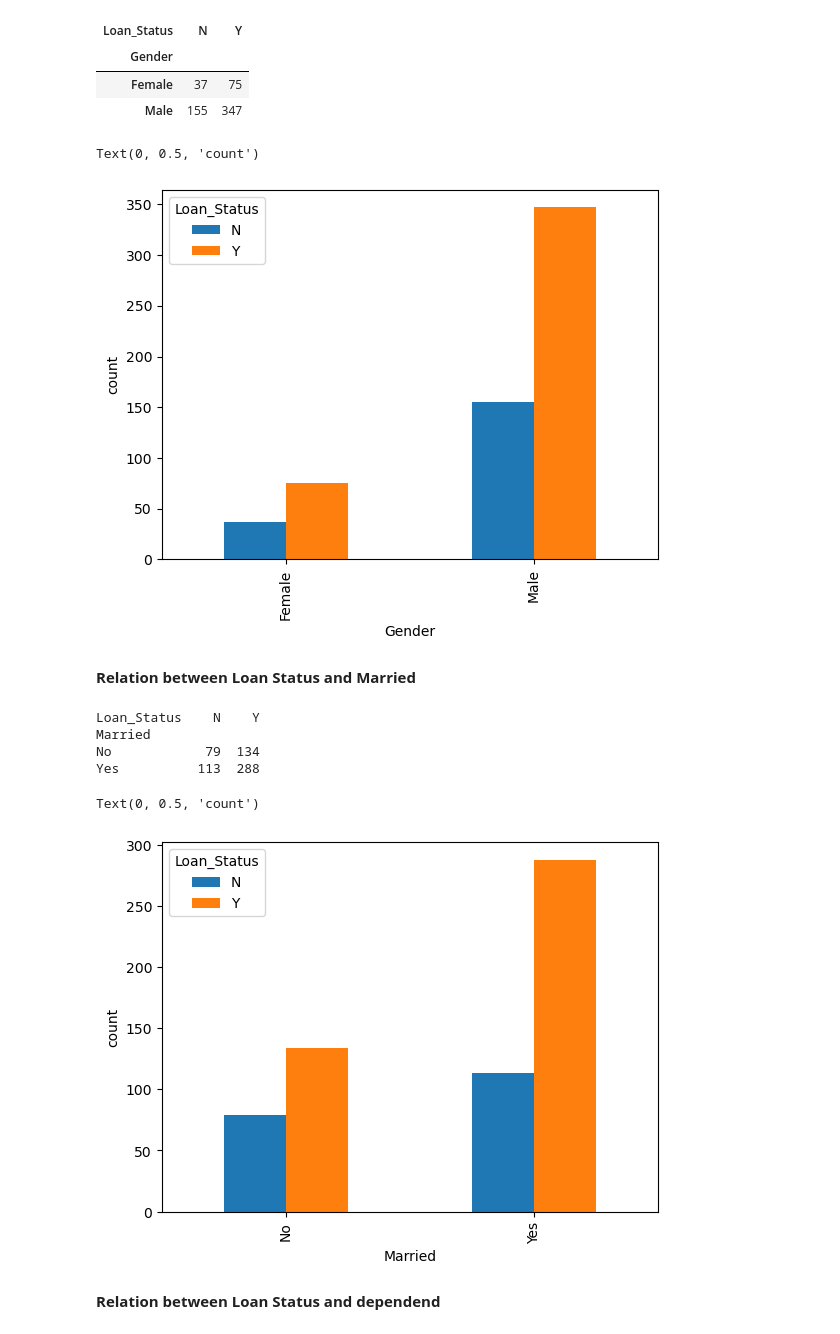
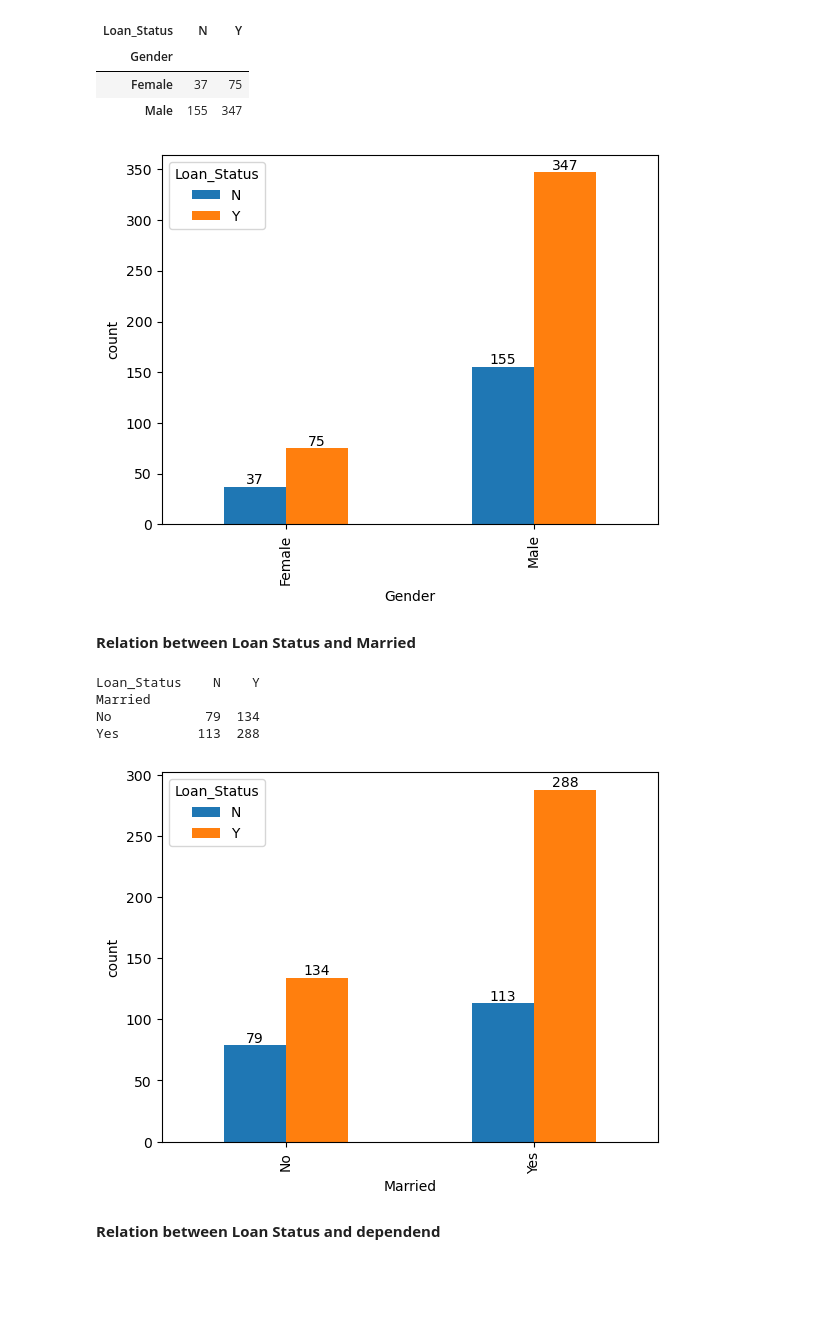
Before and after one commit to pankaj7322/Loan-Prediction, a Jupyter notebook: loan_prediction.ipynb, the cells around one changed output. Saved outputs shown, nothing was run; the diff lists cells and outputs as text; code cells hidden in the pictures; blank space fills up the shorter version.

```diff
--- a/loan_prediction.ipynb
+++ b/loan_prediction.ipynb
@@ -585,27 +585,29 @@ gender
 | Female | 37 | 75 |
 | Male | 155 | 347 |
 # %%
-gender.plot(kind = 'bar')
+ax = gender.plot(kind = 'bar')
 plt.xlabel("Gender")
 plt.ylabel("count")
+for container in ax.containers:
+    ax.bar_label(container)
 # %% [output]
-Text(0, 0.5, 'count')
-[figure, old version]
+[figure, new version]
 # %% [markdown]
 **Relation between Loan Status and Married**
 # %%
 Married = pd.crosstab(df['Married'], df['Loan_Status'])
 print(Married)
-Married.plot(kind = 'bar')
+ax = Married.plot(kind = 'bar')
 plt.xlabel("Married")
 plt.ylabel("count")
+for container in ax.containers:
+    ax.bar_label(container)
 # %% [output]
 Loan_Status    N    Y
 Married
 No            79  134
 Yes          113  288
-Text(0, 0.5, 'count')
-[figure, old version]
+[figure, new version]
 # %% [markdown]
 **Relation between Loan Status and dependend**
 # %%
```
Also changed, not shown: parts of 18 cells of this notebook.
